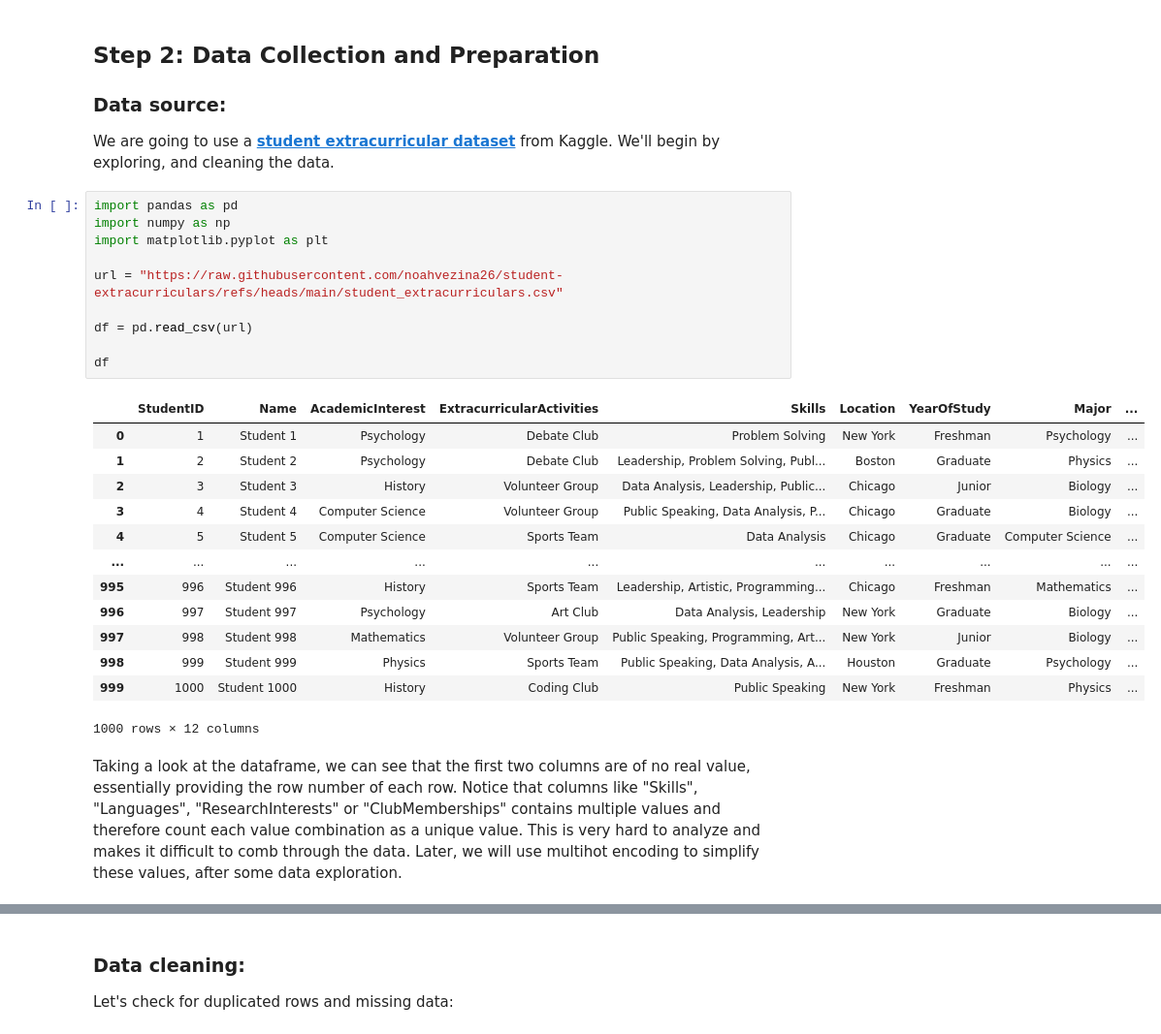
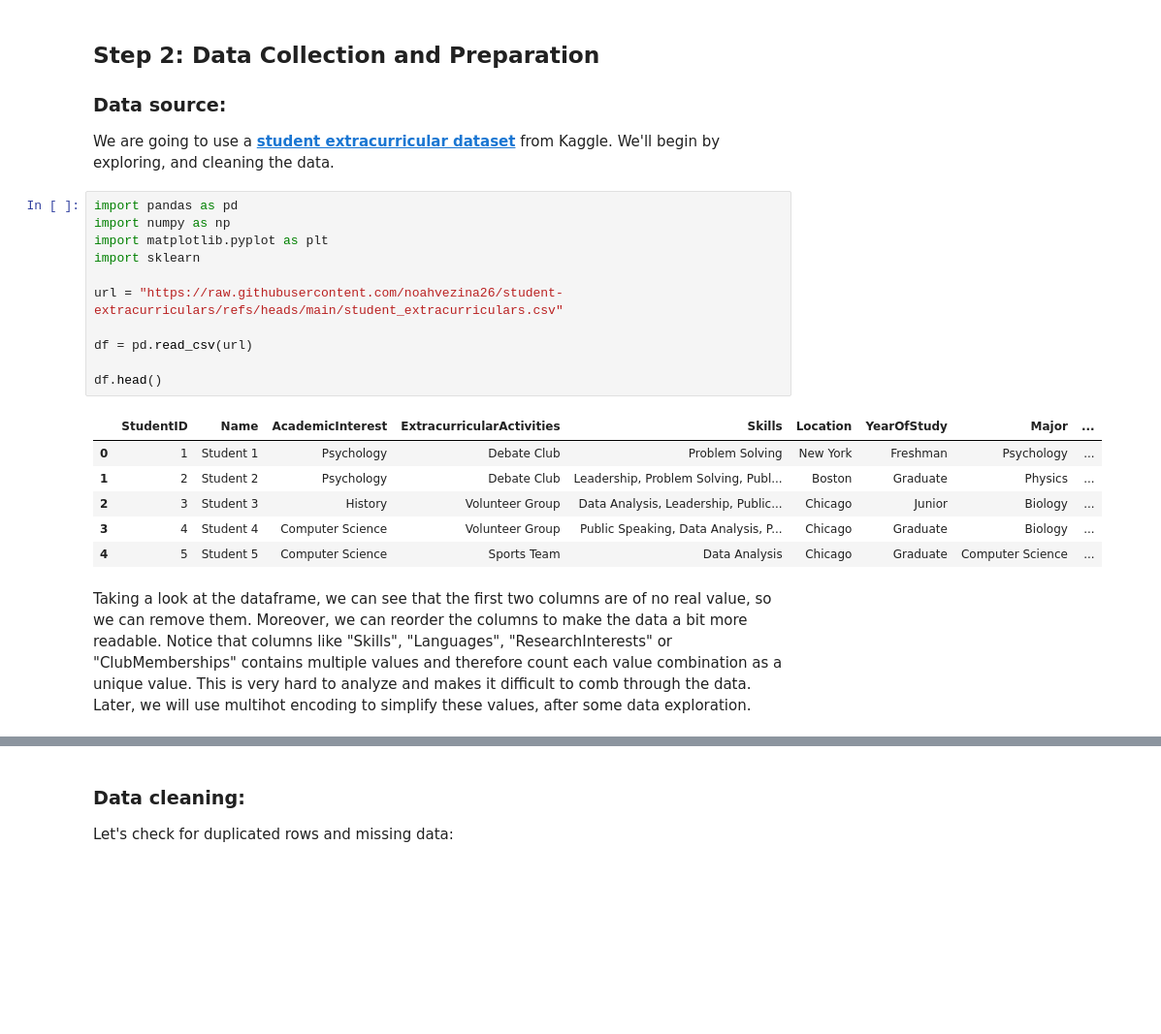
Before and after one commit to noahvezina26/student-clubs-ml, a Jupyter notebook: data.ipynb, the cells around one changed output, grey strips where cells are left out. Shown at 97% size. Drawn from its saved outputs; the diff is of its cells as text; blank space fills up the shorter version.

```diff
--- a/data.ipynb
+++ b/data.ipynb
@@ -37,27 +37,21 @@ We'll begin by exploring, and cleaning the data.
 # %%
 import pandas as pd
 import numpy as np
 import matplotlib.pyplot as plt
+import sklearn
 
 url = "https://raw.githubusercontent.com/noahvezina26/student-extracurriculars/refs/heads/main/student_extracurriculars.csv"
 
 df = pd.read_csv(url)
 
-df
+df.head()
 # %% [output]
 |  | StudentID | Name | AcademicInterest | ExtracurricularActivities | Skills | Location | YearOfStudy | Major | ... |
 | 0 | 1 | Student 1 | Psychology | Debate Club | Problem Solving | New York | Freshman | Psychology | ... |
 | 1 | 2 | Student 2 | Psychology | Debate Club | Leadership, Problem Solving, Publ... | Boston | Graduate | Physics | ... |
 | 2 | 3 | Student 3 | History | Volunteer Group | Data Analysis, Leadership, Public... | Chicago | Junior | Biology | ... |
 | 3 | 4 | Student 4 | Computer Science | Volunteer Group | Public Speaking, Data Analysis, P... | Chicago | Graduate | Biology | ... |
 | 4 | 5 | Student 5 | Computer Science | Sports Team | Data Analysis | Chicago | Graduate | Computer Science | ... |
-| ... | ... | ... | ... | ... | ... | ... | ... | ... | ... |
-| 995 | 996 | Student 996 | History | Sports Team | Leadership, Artistic, Programming... | Chicago | Freshman | Mathematics | ... |
-| 996 | 997 | Student 997 | Psychology | Art Club | Data Analysis, Leadership | New York | Graduate | Biology | ... |
-| 997 | 998 | Student 998 | Mathematics | Volunteer Group | Public Speaking, Programming, Art... | New York | Junior | Biology | ... |
-| 998 | 999 | Student 999 | Physics | Sports Team | Public Speaking, Data Analysis, A... | Houston | Graduate | Psychology | ... |
-| 999 | 1000 | Student 1000 | History | Coding Club | Public Speaking | New York | Freshman | Physics | ... |
-1000 rows × 12 columns
 # %% [markdown]
-Taking a look at the dataframe, we can see that the first two columns are of no real value, essentially providing the row number of each row. Notice that columns like "Skills", "Languages", "ResearchInterests" or "ClubMemberships" contains multiple values and therefore count each value combination as a unique value. This is very hard to analyze and makes it difficult to comb through the data. Later, we will use multihot encoding to simplify these values, after some data exploration.
+Taking a look at the dataframe, we can see that the first two columns are of no real value, so we can remove them. Moreover, we can reorder the columns to make the data a bit more readable. Notice that columns like "Skills", "Languages", "ResearchInterests" or "ClubMemberships" contains multiple values and therefore count each value combination as a unique value. This is very hard to analyze and makes it difficult to comb through the data. Later, we will use multihot encoding to simplify these values, after some data exploration.
 # %%
```
Also changed, not shown: parts of 7 cells of this notebook.
